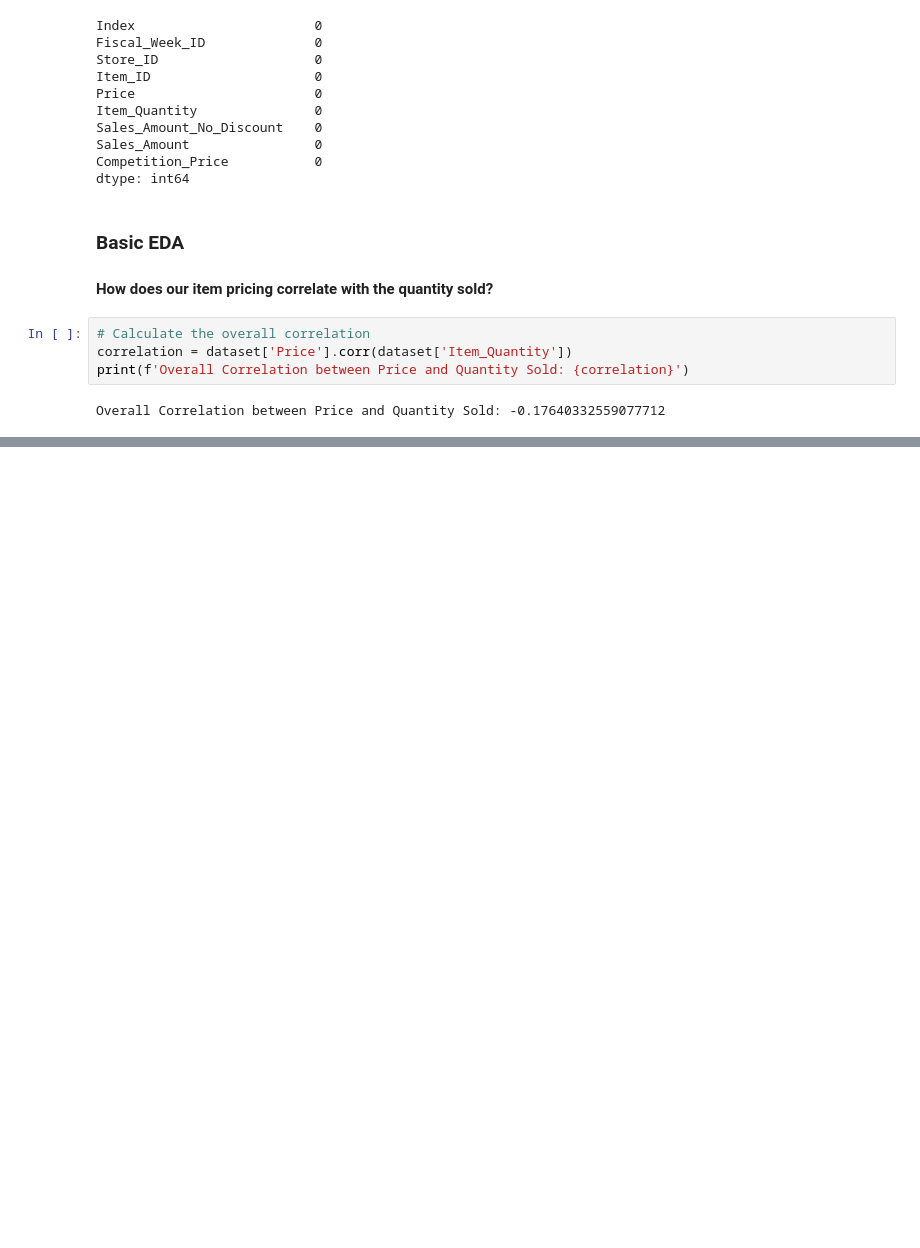
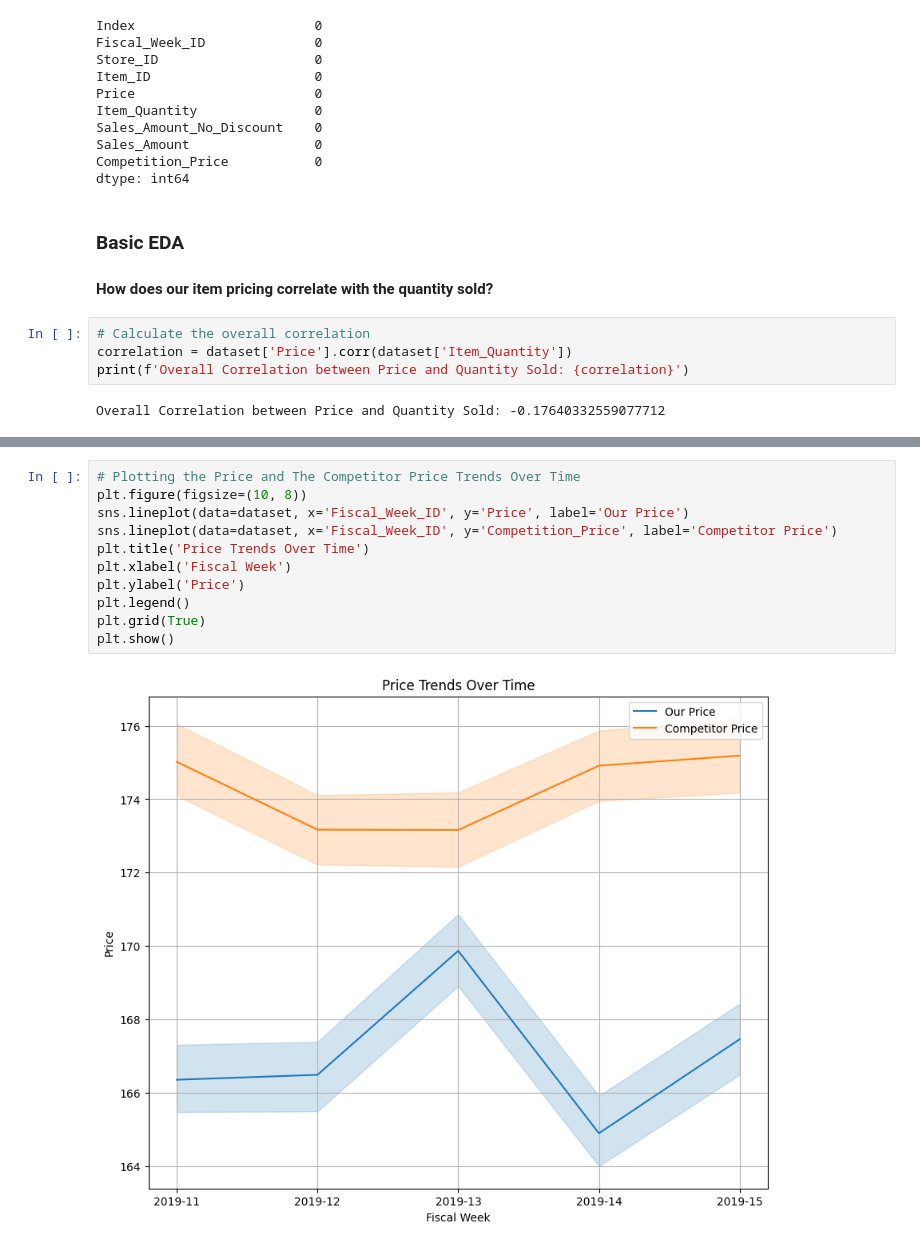
Before and after one commit to Darknight47/Data-Science-Project-02, a Jupyter notebook: price_optimization.ipynb, the cells around one changed output, grey strips where cells are left out. Drawn from its saved outputs; the diff is of its cells as text; blank space fills up the shorter version.

Commit message:
our price vs competitor price

```diff
--- a/price_optimization.ipynb
+++ b/price_optimization.ipynb
@@ -95,0 +132,13 @@ Overall Correlation between Price and Quantity Sold: -0.17640332559077712
+# %%
+# Plotting the Price and The Competitor Price Trends Over Time
+plt.figure(figsize=(10, 8))
+sns.lineplot(data=dataset, x='Fiscal_Week_ID', y='Price', label='Our Price')
+sns.lineplot(data=dataset, x='Fiscal_Week_ID', y='Competition_Price', label='Competitor Price')
+plt.title('Price Trends Over Time')
+plt.xlabel('Fiscal Week')
+plt.ylabel('Price')
+plt.legend()
+plt.grid(True)
+plt.show()
+# %% [output]
+[figure, added]
```
Also changed, not shown: parts of 5 cells of this notebook.
